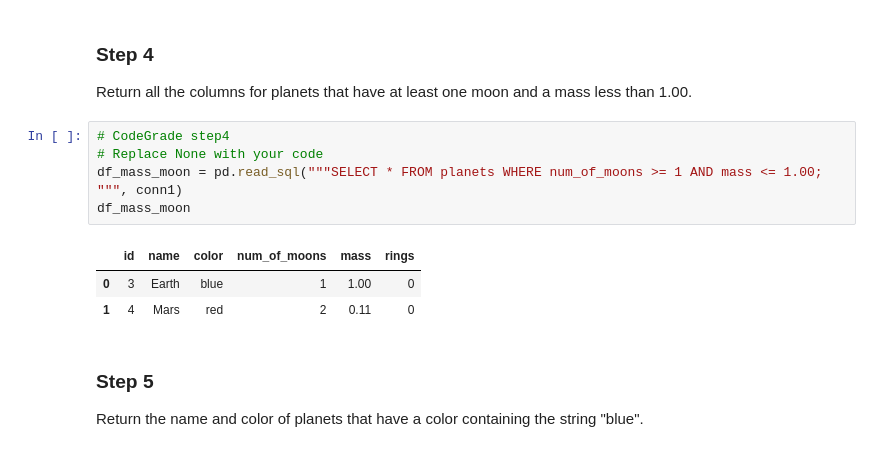
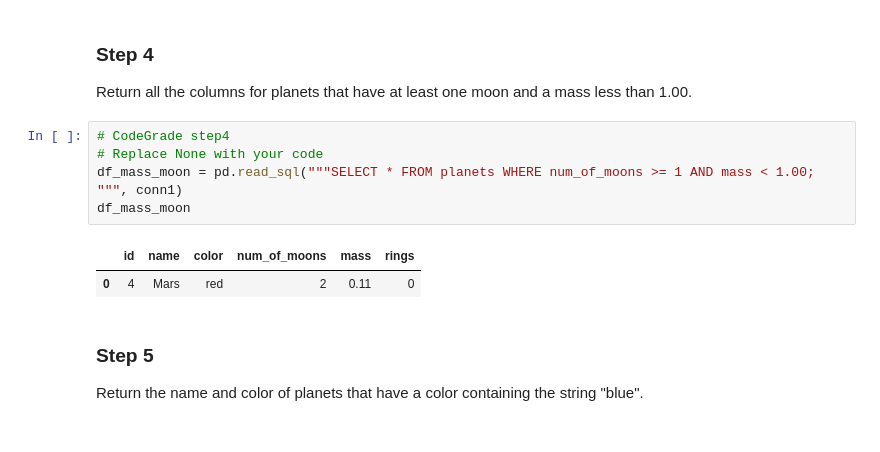
Before and after one commit to celinekalekye/DS_Course1_Week1_Module2_SQLQueries, a Jupyter notebook: SQLFilterOrderGroupLab.ipynb, the cells around one changed output. Cells and saved outputs as stored; diff of their text form.

```diff
--- a/SQLFilterOrderGroupLab.ipynb
+++ b/SQLFilterOrderGroupLab.ipynb
@@ -95,12 +95,11 @@ Return all the columns for planets that have at least one moon and a mass less t
 # %%
 # CodeGrade step4
 # Replace None with your code
-df_mass_moon = pd.read_sql("""SELECT * FROM planets WHERE num_of_moons >= 1 AND mass <= 1.00; """, conn1)
+df_mass_moon = pd.read_sql("""SELECT * FROM planets WHERE num_of_moons >= 1 AND mass < 1.00; """, conn1)
 df_mass_moon
 # %% [output]
 |  | id | name | color | num_of_moons | mass | rings |
-| 0 | 3 | Earth | blue | 1 | 1.00 | 0 |
-| 1 | 4 | Mars | red | 2 | 0.11 | 0 |
+| 0 | 4 | Mars | red | 2 | 0.11 | 0 |
 # %% [markdown]
 ### Step 5
 
```
Also changed, not shown: parts of 2 cells of this notebook, 1 other file.
